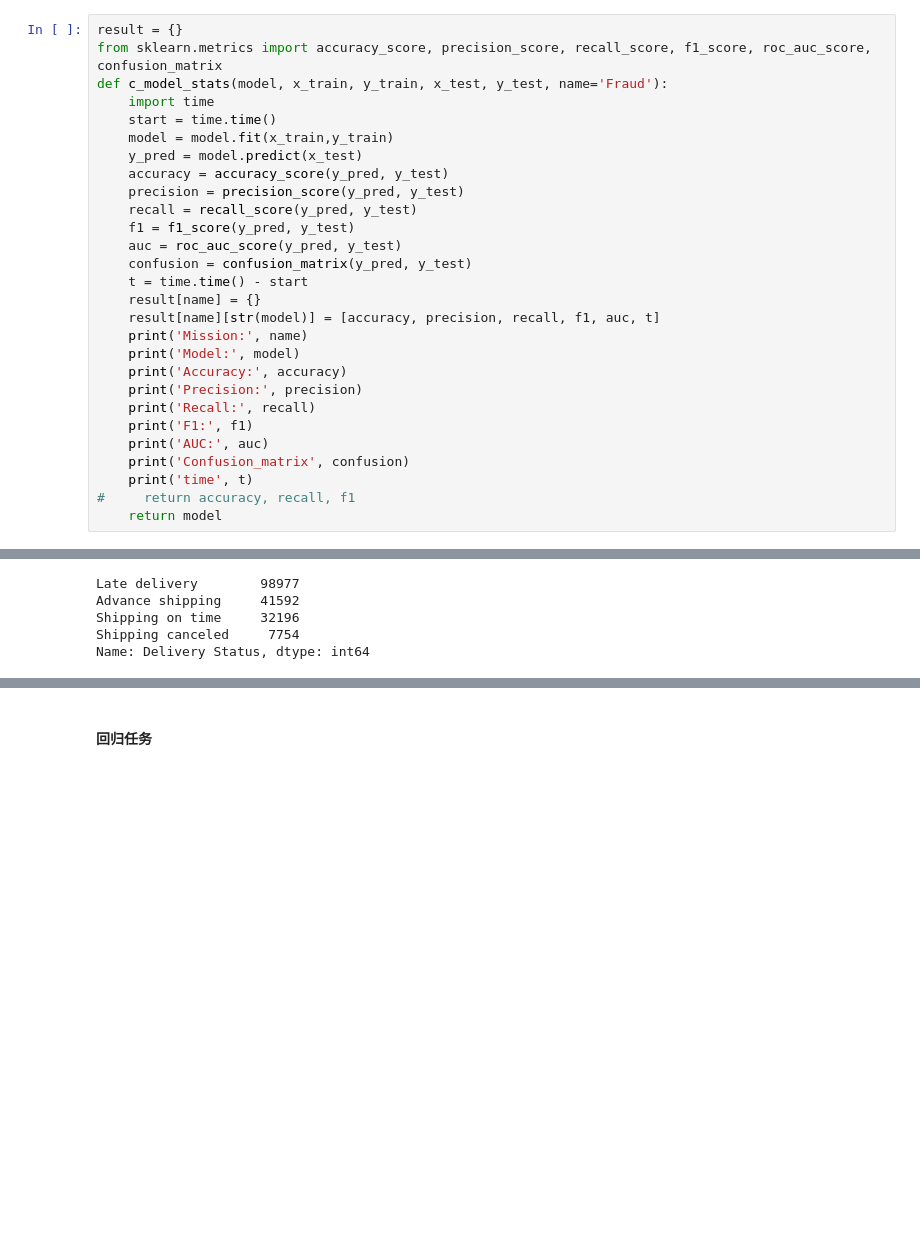
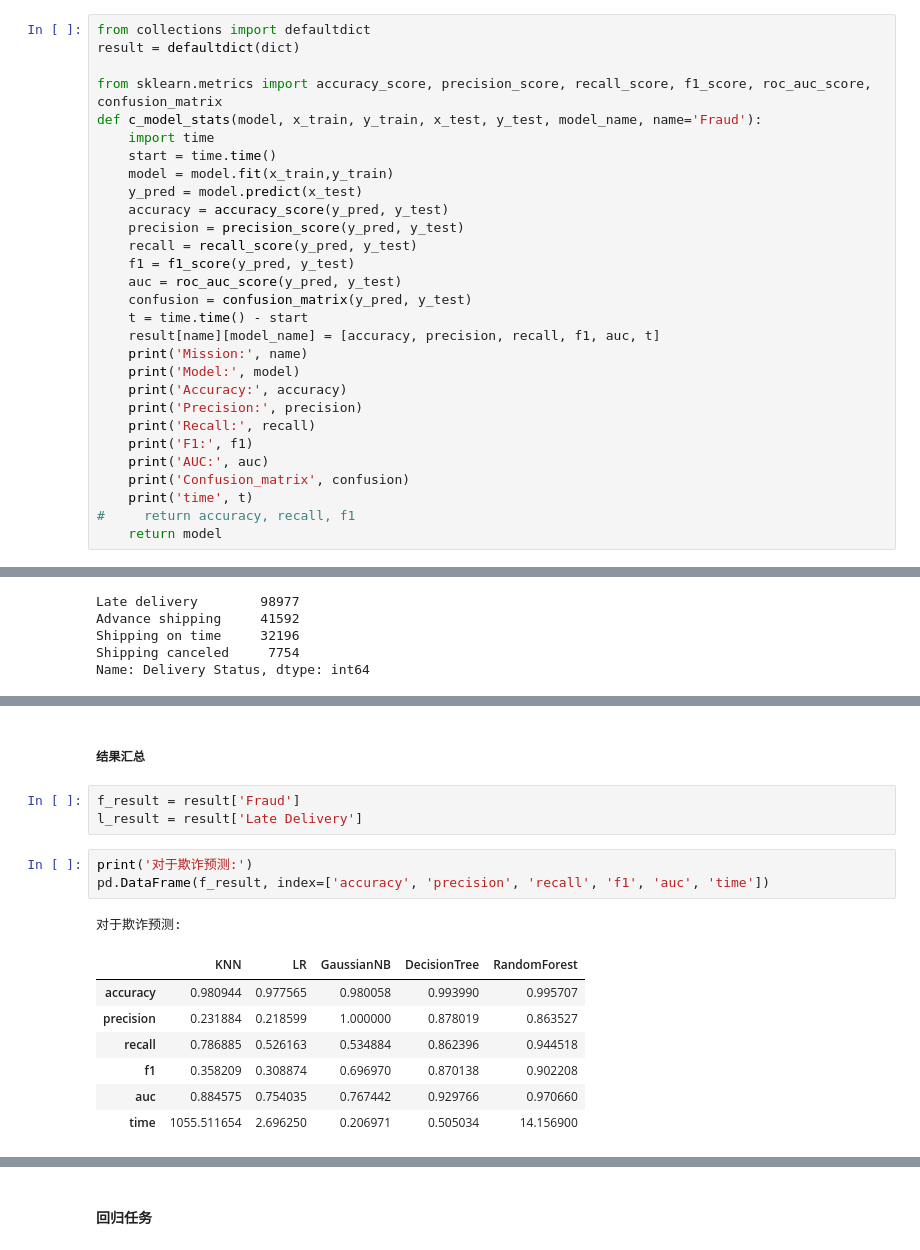
Before and after one commit to ruizhuwu/BI, a Jupyter notebook: week11/homework2.ipynb, the cells around one changed output, grey strips where cells are left out. Saved outputs shown, nothing was run; the diff lists cells and outputs as text; blank space fills up the shorter version.

```diff
--- a/week11/homework2.ipynb
+++ b/week11/homework2.ipynb
@@ -254,9 +273,11 @@ q_x_test = ss.transform(q_x_test)
 # %% [markdown]
 #### 分类任务
 # %%
-result = {}
+from collections import defaultdict
+result = defaultdict(dict)
+
 from sklearn.metrics import accuracy_score, precision_score, recall_score, f1_score, roc_auc_score, confusion_matrix
-def c_model_stats(model, x_train, y_train, x_test, y_test, name='Fraud'):
+def c_model_stats(model, x_train, y_train, x_test, y_test, model_name, name='Fraud'):
     import time
     start = time.time()
     model = model.fit(x_train,y_train)
@@ -268,8 +289,7 @@ def c_model_stats(model, x_train, y_train, x_test, y_test, name='Fraud'):
     auc = roc_auc_score(y_pred, y_test)
     confusion = confusion_matrix(y_pred, y_test)
     t = time.time() - start
-    result[name] = {}
-    result[name][str(model)] = [accuracy, precision, recall, f1, auc, t]
+    result[name][model_name] = [accuracy, precision, recall, f1, auc, t]
     print('Mission:', name)
     print('Model:', model)
     print('Accuracy:', accuracy)
@@ -477,0 +508,17 @@ Name: Delivery Status, dtype: int64
+# %% [markdown]
+#####  结果汇总
+# %%
+f_result = result['Fraud']
+l_result = result['Late Delivery']
+# %%
+print('对于欺诈预测:')
+pd.DataFrame(f_result, index=['accuracy', 'precision', 'recall', 'f1', 'auc', 'time'])
+# %% [output]
+对于欺诈预测:
+|  | KNN | LR | GaussianNB | DecisionTree | RandomForest |
+| accuracy | 0.980944 | 0.977565 | 0.980058 | 0.993990 | 0.995707 |
+| precision | 0.231884 | 0.218599 | 1.000000 | 0.878019 | 0.863527 |
+| recall | 0.786885 | 0.526163 | 0.534884 | 0.862396 | 0.944518 |
+| f1 | 0.358209 | 0.308874 | 0.696970 | 0.870138 | 0.902208 |
+| auc | 0.884575 | 0.754035 | 0.767442 | 0.929766 | 0.970660 |
+| time | 1055.511654 | 2.696250 | 0.206971 | 0.505034 | 14.156900 |
```
Also changed, not shown: parts of 52 cells of this notebook.
